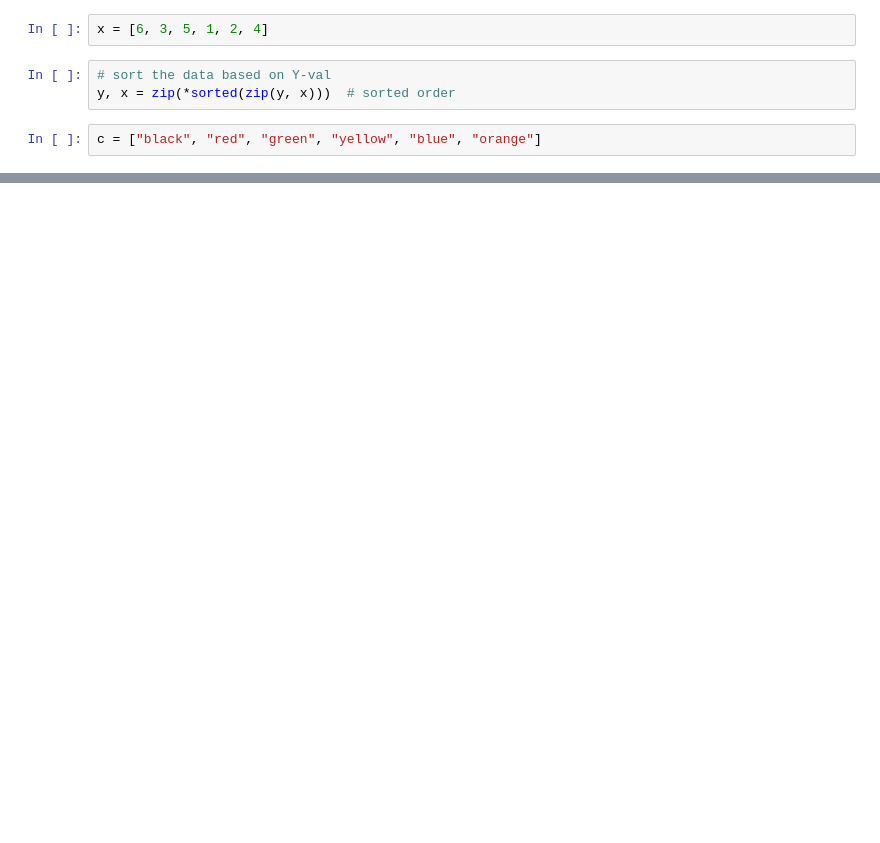
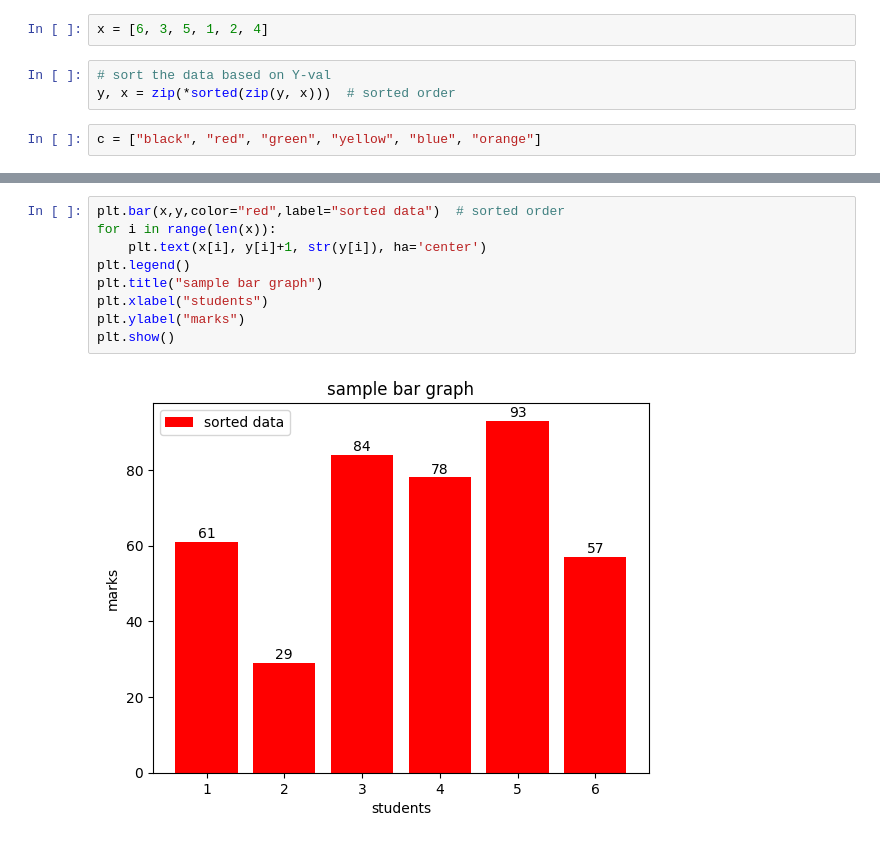
Before and after one commit to Ramesh-Bojanapu-1011/ai_python_practice, a Jupyter notebook: matlab_practice/practice1.ipynb, the cells around one changed output, grey strips where cells are left out. Drawn from its saved outputs; the diff is of its cells as text; blank space fills up the shorter version.

```diff
--- a/matlab_practice/practice1.ipynb
+++ b/matlab_practice/practice1.ipynb
@@ -46,0 +75,11 @@ plt.show()
+# %%
+plt.bar(x,y,color="red",label="sorted data")  # sorted order
+for i in range(len(x)):
+    plt.text(x[i], y[i]+1, str(y[i]), ha='center')
+plt.legend()
+plt.title("sample bar graph")
+plt.xlabel("students")
+plt.ylabel("marks")
+plt.show()
+# %% [output]
+[figure, added]
```
Also changed, not shown: parts of 8 cells of this notebook.
